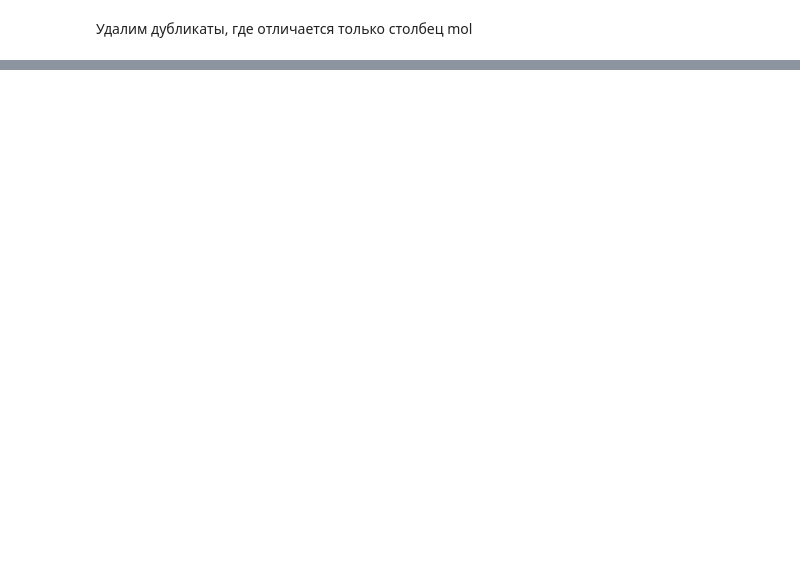
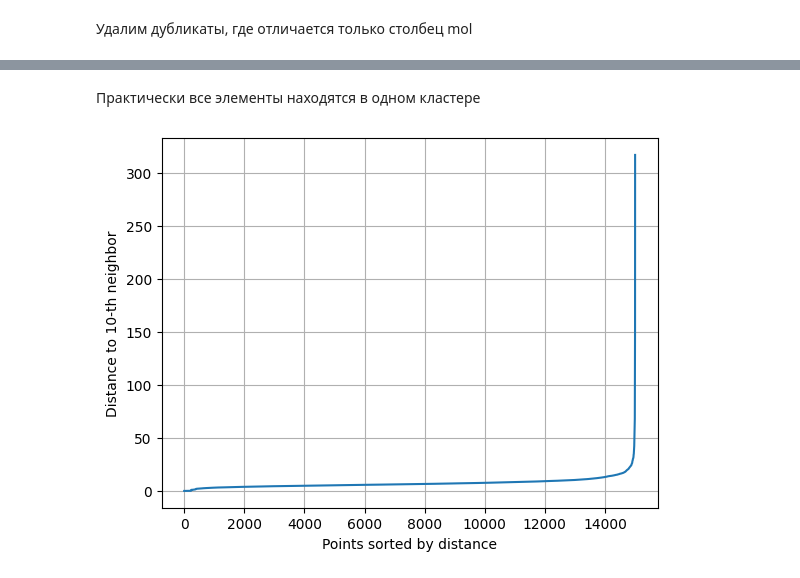
Before and after one commit to Nettsome/coursework, a Jupyter notebook: Tasks/main.ipynb, the cells around one changed output, grey strips where cells are left out. Drawn from its saved outputs; the diff is of its cells as text; code cells hidden in the pictures; blank space fills up the shorter version.

```diff
--- a/Tasks/main.ipynb
+++ b/Tasks/main.ipynb
@@ -190,0 +344,5 @@ df.to_csv('../data/data_withDropNA_and_duplicates.csv', index=False)
+# %%
+%%time
+
+# Рассчет корреляционной матрицы
+corr_matrix = mord_desc_test.corr(numeric_only=True).abs()
@@ -190,0 +443,3 @@ df.to_csv('../data/data_withDropNA_and_duplicates.csv', index=False)
+# %%
+X = np.concatenate((dft_values, umap_features), axis=1)
+X.shape
@@ -190,0 +480,21 @@ df.to_csv('../data/data_withDropNA_and_duplicates.csv', index=False)
+# %%
+# Оценки для k-means алгоритма
+
+n_clast = (2, 30)
+
+silhouette_scores = []
+db_scores = []
+ch_scores = []
+inertias = []
+for k in range(n_clast[0], n_clast[1]):
+    kmeans = KMeans(n_clusters=k)
+    labels = kmeans.fit_predict(X)
+
+    silhouette_scores.append(silhouette_score(X, labels))
+
+    db_scores.append(davies_bouldin_score(X, labels))
+
+    ch_scores.append(calinski_harabasz_score(X, labels))
+
+    kmeans.fit(X)
+    inertias.append(kmeans.inertia_)
@@ -190,0 +573,20 @@ df.to_csv('../data/data_withDropNA_and_duplicates.csv', index=False)
+# %% [markdown]
+Практически все элементы находятся в одном кластере
+# %%
+from sklearn.neighbors import NearestNeighbors
+import numpy as np
+import matplotlib.pyplot as plt
+
+# X_emb — матрица, на которой ты запускаешь DBSCAN (UMAP или PCA)
+k = 10  # обычно = min_samples
+nbrs = NearestNeighbors(n_neighbors=k).fit(X)
+distances, indices = nbrs.kneighbors(X)
+k_distances = np.sort(distances[:, -1])  # расстояние до k-го соседа, отсортированное
+
+plt.plot(k_distances)
+plt.ylabel(f"Distance to {k}-th neighbor")
+plt.xlabel("Points sorted by distance")
+plt.grid(True)
+plt.show()
+# %% [output]
+[figure, added]
```
Also changed, not shown: parts of 66 cells of this notebook, 4 other files.
